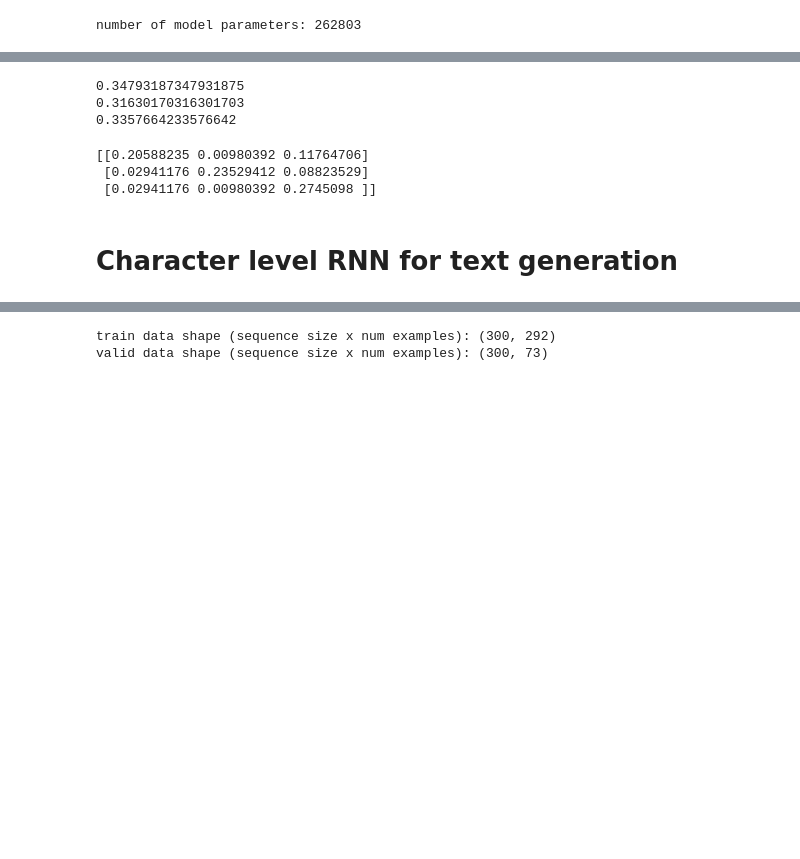
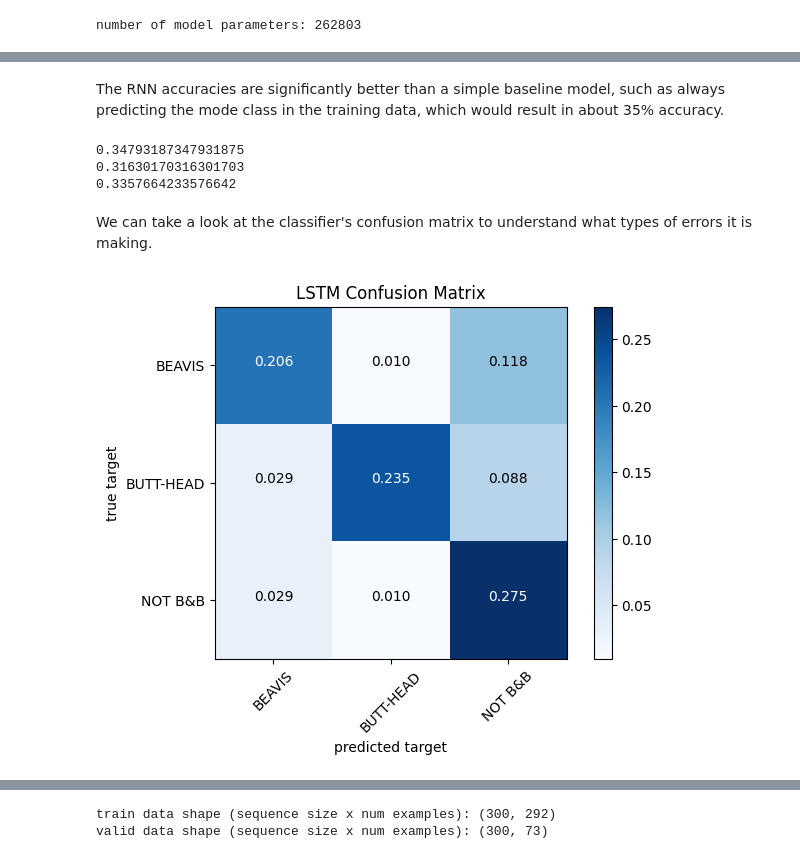
Before and after one commit to dsrub/DougNet, a Jupyter notebook: examples/5_RNNs.ipynb, the cells around one changed output, grey strips where cells are left out. Drawn from its saved outputs; the diff is of its cells as text; code cells hidden in the pictures; blank space fills up the shorter version.

```diff
--- a/examples/5_RNNs.ipynb
+++ b/examples/5_RNNs.ipynb
@@ -23,9 +29,9 @@ from tqdm import tqdm
 def train_dougnet(model, dl_class, forward_func, init_weights_func, batch_size, record_weights=False):
     """
     Main function for training the dougnet RNNs in this notebook.  This function requires a data loader
-    class, a function for computing the forward pass of the RNN and a function for initializing the weights
-    of the RNN model.  Training and validation data also need to be defined as the global variables:
-    X_TRAIN, Y_TRAIN, X_VALID and Y_VALID.
+    class with a load() method, a function for computing the forward pass of the RNN and a function for
+    initializing the weights of the RNN model.  Training and validation data also need to be defined as
+    the global variables: X_TRAIN, Y_TRAIN, X_VALID and Y_VALID.
     """
     # initialize weights/biases and copy initialized weights/biases for training pytorch
     graph = dn.ComputationGraph()
@@ -644,3 +669,5 @@ Validation accuracy improves significantly by about 6% to the vanilla RNN models
+# %% [markdown]
+The RNN accuracies are significantly better than a simple baseline model, such as always predicting the mode class in the training data, which would result in about 35% accuracy.
 # %%
 print(sum(1 for x in data_train if x[0] == "BEAVIS") / len(data_train))
 print(sum(1 for x in data_train if x[0] == "BUTT-HEAD") / len(data_train))
@@ -649,13 +676,33 @@ print(sum(1 for x in data_train if x[0] == "NOT B&B") / len(data_train))
 0.34793187347931875
 0.31630170316301703
 0.3357664233576642
-# %%
-best_indx = np.argmin(progress_lstm_dn["loss_valid"])
-confusion_matrix = progress_lstm_dn["confusion_matrices"][best_indx]
-print(confusion_matrix)
-# %% [output]
-[[0.20588235 0.00980392 0.11764706]
- [0.02941176 0.23529412 0.08823529]
- [0.02941176 0.00980392 0.2745098 ]]
-# %% [markdown]
-# Character level RNN for text generation
+# %% [markdown]
+We can take a look at the classifier's confusion matrix to understand what types of errors it is making.
+# %%
+def plot_cm(cm, title, ticks):
+    fig, ax = plt.subplots()
+    plt.imshow(cm, interpolation='nearest', cmap=plt.cm.Blues)
+    plt.title(title)
+    plt.colorbar()
+    tick_marks = np.arange(cm.shape[1])
+    plt.xticks(tick_marks, rotation=45)
+    plt.yticks(tick_marks)
+
+    ax = plt.gca()
+    ax.set_xticklabels(ticks)
+    ax.set_yticklabels(ticks)
+
+    thresh = cm.max() / 2.
+    for i, j in itertools.product(range(cm.shape[0]), range(cm.shape[1])):
+        plt.text(j, i, format(cm[i, j], '.3f'),
+                 horizontalalignment="center",
+                 color="white" if cm[i, j] > thresh else "black")
+    plt.tight_layout()
+    plt.ylabel('true target')
+    plt.xlabel('predicted target');
+
+best_indx = np.argmin(progress_lstm_dn["loss_valid"])
+confusion_matrix = progress_lstm_dn["confusion_matrices"][best_indx]
+plot_cm(confusion_matrix, "LSTM Confusion Matrix", TARGET2INT.keys())
+# %% [output]
+[figure, added]
```
Also changed, not shown: parts of 61 cells of this notebook, 5 other files.
